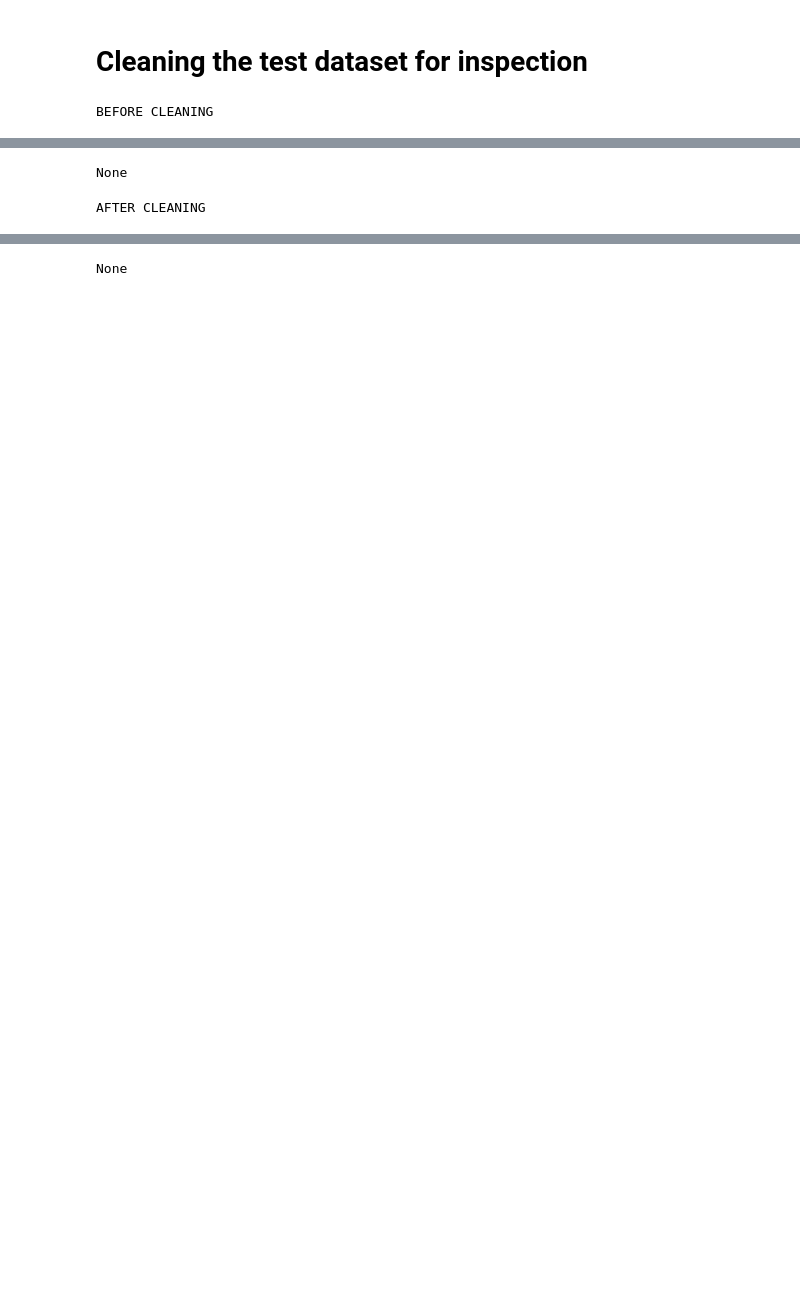
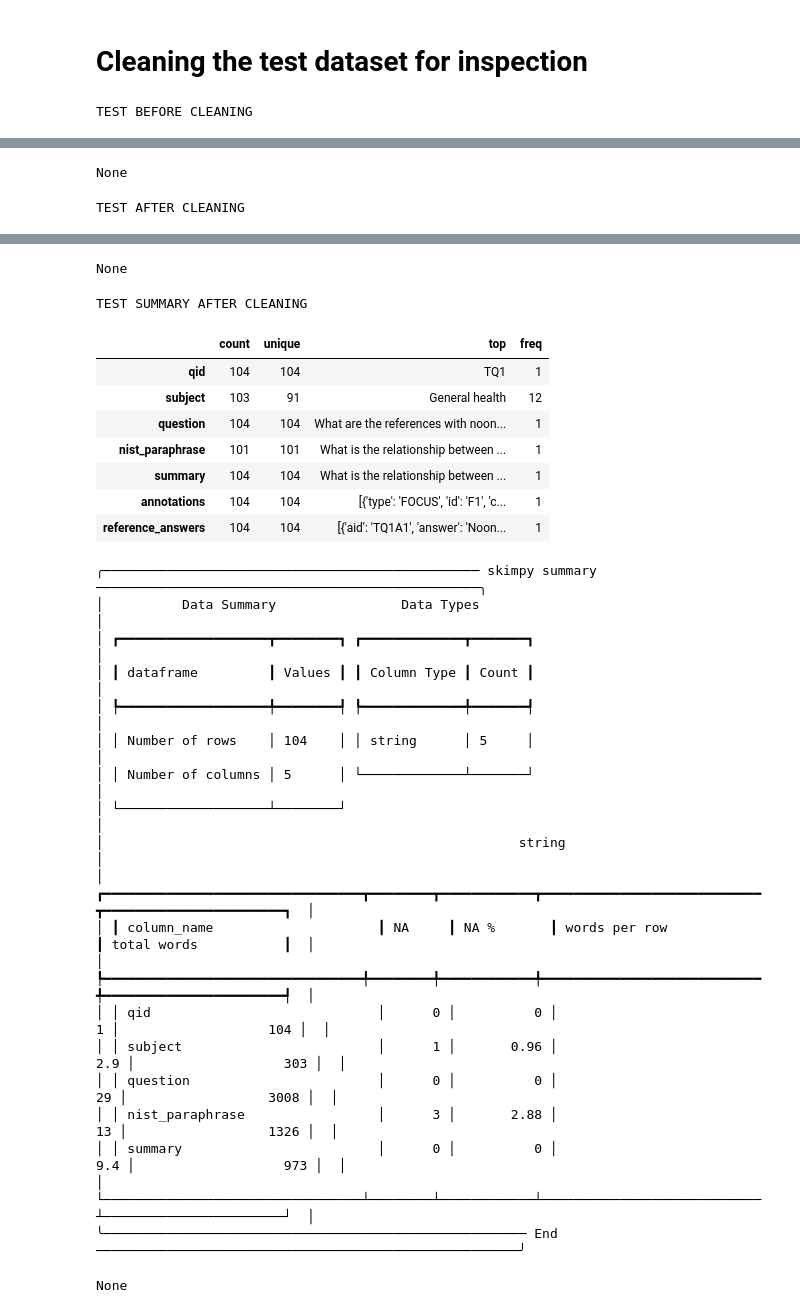
Before and after one commit to mlpalacios8/LiveQA_MedicalTask_TREC2017, a Jupyter notebook: EDA_XML_Files.ipynb, the cells around one changed output, grey strips where cells are left out. Saved outputs shown, nothing was run; the diff lists cells and outputs as text; code cells hidden in the pictures; blank space fills up the shorter version.

```diff
--- a/EDA_XML_Files.ipynb
+++ b/EDA_XML_Files.ipynb
@@ -398,7 +401,7 @@ Unique values in 'focus' column: 389
 # Cleaning the test dataset for inspection
 # %%
 # Copy df_test[['question', 'nist_paraphrase']].head(n=20) to the clipboard
-print("BEFORE CLEANING")
+print("TEST BEFORE CLEANING")
 display(df_test.describe().T)
 display(skim(df_test))
 
@@ -409,12 +412,23 @@ df_test_clean['question'] = df_test_clean['question'].apply(clean_string)
 df_test_clean['nist_paraphrase'] = df_test_clean['nist_paraphrase'].apply(clean_string)
 df_test_clean['answer'] = df_test_clean['answer'].apply(clean_string)
 
+# Do the same with the test summary dataset
+df_test_summary_clean = df_test_summary.copy()
+df_test_summary_clean['subject'] = df_test_summary_clean['subject'].apply(clean_string)
+df_test_summary_clean['question'] = df_test_summary_clean['question'].apply(clean_string)
+df_test_summary_clean['nist_paraphrase'] = df_test_summary_clean['nist_paraphrase'].apply(clean_string)
+df_test_summary_clean['summary'] = df_test_summary_clean['summary'].apply(clean_string)
+
 # Inspect after cleaning
-print("AFTER CLEANING")
+print("TEST AFTER CLEANING")
 display(df_test_clean.describe().T)
 display(skim(df_test_clean))
+
+print("TEST SUMMARY AFTER CLEANING")
+display(df_test_summary_clean.describe().T)
+display(skim(df_test_summary_clean))
 # %% [output]
-BEFORE CLEANING
+TEST BEFORE CLEANING
 |  | count | unique | top | freq |
 | question_id | 167 | 104 | TQ9 | 5 |
 | subject | 166 | 94 | general health | 10 |
@@ -442,31 +456,60 @@ BEFORE CLEANING
 │ └─────────────────────────────────┴────────┴────────────┴────────────────────────────┴───────────────────────┘  │
 ╰────────────────────────────────────────────────────── End ──────────────────────────────────────────────────────╯
 None
-AFTER CLEANING
+TEST AFTER CLEANING
 |  | count | unique | top | freq |
 | question_id | 167 | 104 | TQ9 | 5 |
 | subject | 166 | 91 | General health | 15 |
 | question | 167 | 104 | Can a streptococcus infection cau... | 5 |
 | nist_paraphrase | 163 | 101 | Can a streptococcus infection cau... | 5 |
 | aid | 167 | 167 | TQ1A1 | 1 |
 | answer | 167 | 166 | An electrical injury is damage to... | 2 |
 | answer_url | 167 | 167 | https://www.ncbi.nlm.nih.gov/pubm... | 1 |
 | comment | 167 | 119 |  | 43 |
 ╭──────────────────────────────────────────────── skimpy summary ─────────────────────────────────────────────────╮
 │          Data Summary                Data Types                                                                 │
 │ ┏━━━━━━━━━━━━━━━━━━━┳━━━━━━━━┓ ┏━━━━━━━━━━━━━┳━━━━━━━┓                                                          │
 │ ┃ dataframe         ┃ Values ┃ ┃ Column Type ┃ Count ┃                                                          │
 │ ┡━━━━━━━━━━━━━━━━━━━╇━━━━━━━━┩ ┡━━━━━━━━━━━━━╇━━━━━━━┩                                                          │
 │ │ Number of rows    │ 167    │ │ string      │ 8     │                                                          │
 │ │ Number of columns │ 8      │ └─────────────┴───────┘                                                          │
 │ └───────────────────┴────────┘                                                                                  │
 │                                                     string                                                      │
 │ ┏━━━━━━━━━━━━━━━━━━━━━━━━━━━━━━━━━┳━━━━━━━━┳━━━━━━━━━━━━┳━━━━━━━━━━━━━━━━━━━━━━━━━━━━┳━━━━━━━━━━━━━━━━━━━━━━━┓  │
 │ ┃ column_name                     ┃ NA     ┃ NA %       ┃ words per row              ┃ total words           ┃  │
 │ ┡━━━━━━━━━━━━━━━━━━━━━━━━━━━━━━━━━╇━━━━━━━━╇━━━━━━━━━━━━╇━━━━━━━━━━━━━━━━━━━━━━━━━━━━╇━━━━━━━━━━━━━━━━━━━━━━━┩  │
 ... (6 lines left out)
 │ │ answer_url                      │      0 │          0 │                        1.2 │                   202 │  │
 │ │ comment                         │      0 │          0 │                        8.1 │                  1355 │  │
 │ └─────────────────────────────────┴────────┴────────────┴────────────────────────────┴───────────────────────┘  │
 ╰────────────────────────────────────────────────────── End ──────────────────────────────────────────────────────╯
 None
+TEST SUMMARY AFTER CLEANING
+|  | count | unique | top | freq |
+| qid | 104 | 104 | TQ1 | 1 |
+| subject | 103 | 91 | General health | 12 |
+| question | 104 | 104 | What are the references with noon... | 1 |
+| nist_paraphrase | 101 | 101 | What is the relationship between ... | 1 |
+| summary | 104 | 104 | What is the relationship between ... | 1 |
+| annotations | 104 | 104 | [{'type': 'FOCUS', 'id': 'F1', 'c... | 1 |
+| reference_answers | 104 | 104 | [{'aid': 'TQ1A1', 'answer': 'Noon... | 1 |
+╭──────────────────────────────────────────────── skimpy summary ─────────────────────────────────────────────────╮
+│          Data Summary                Data Types                                                                 │
+│ ┏━━━━━━━━━━━━━━━━━━━┳━━━━━━━━┓ ┏━━━━━━━━━━━━━┳━━━━━━━┓                                                          │
+│ ┃ dataframe         ┃ Values ┃ ┃ Column Type ┃ Count ┃                                                          │
+│ ┡━━━━━━━━━━━━━━━━━━━╇━━━━━━━━┩ ┡━━━━━━━━━━━━━╇━━━━━━━┩                                                          │
+│ │ Number of rows    │ 104    │ │ string      │ 5     │                                                          │
+│ │ Number of columns │ 5      │ └─────────────┴───────┘                                                          │
+│ └───────────────────┴────────┘                                                                                  │
+│                                                     string                                                      │
+│ ┏━━━━━━━━━━━━━━━━━━━━━━━━━━━━━━━━━┳━━━━━━━━┳━━━━━━━━━━━━┳━━━━━━━━━━━━━━━━━━━━━━━━━━━━┳━━━━━━━━━━━━━━━━━━━━━━━┓  │
+│ ┃ column_name                     ┃ NA     ┃ NA %       ┃ words per row              ┃ total words           ┃  │
+│ ┡━━━━━━━━━━━━━━━━━━━━━━━━━━━━━━━━━╇━━━━━━━━╇━━━━━━━━━━━━╇━━━━━━━━━━━━━━━━━━━━━━━━━━━━╇━━━━━━━━━━━━━━━━━━━━━━━┩  │
+│ │ qid                             │      0 │          0 │                          1 │                   104 │  │
+│ │ subject                         │      1 │       0.96 │                        2.9 │                   303 │  │
+│ │ question                        │      0 │          0 │                         29 │                  3008 │  │
+│ │ nist_paraphrase                 │      3 │       2.88 │                         13 │                  1326 │  │
+│ │ summary                         │      0 │          0 │                        9.4 │                   973 │  │
+│ └─────────────────────────────────┴────────┴────────────┴────────────────────────────┴───────────────────────┘  │
+╰────────────────────────────────────────────────────── End ──────────────────────────────────────────────────────╯
+None
```
Also changed, not shown: parts of 4 cells of this notebook, 8 other files.
